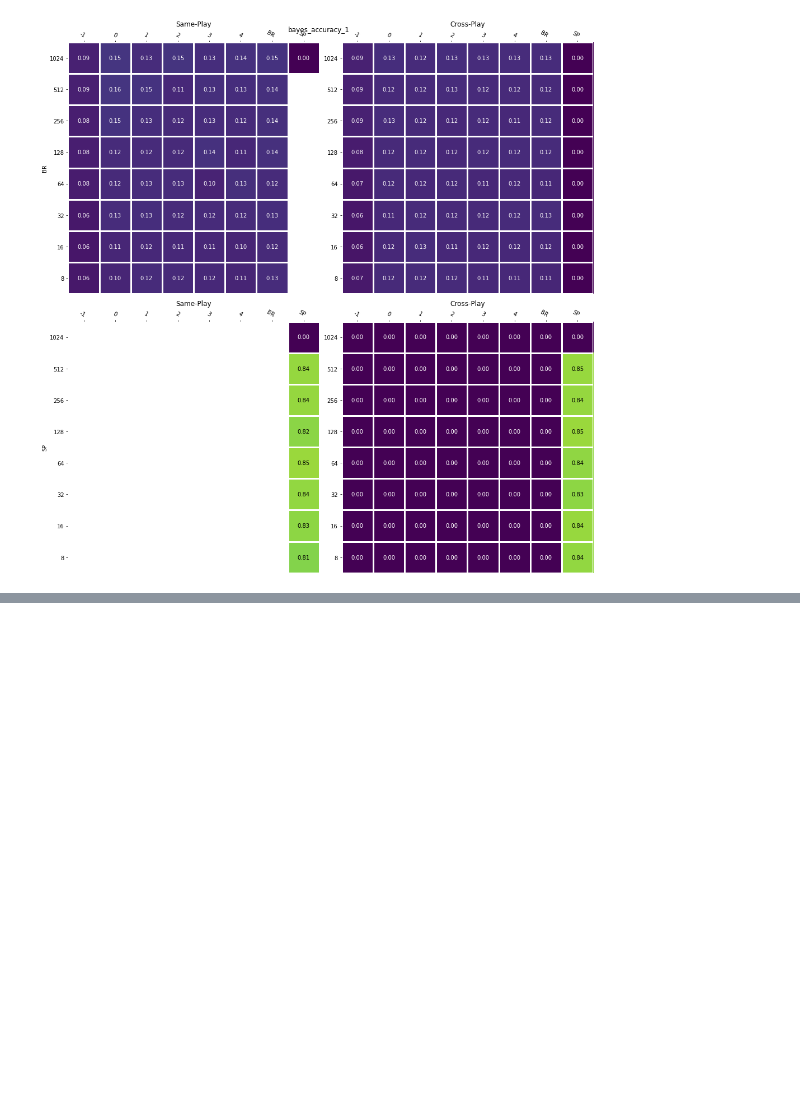
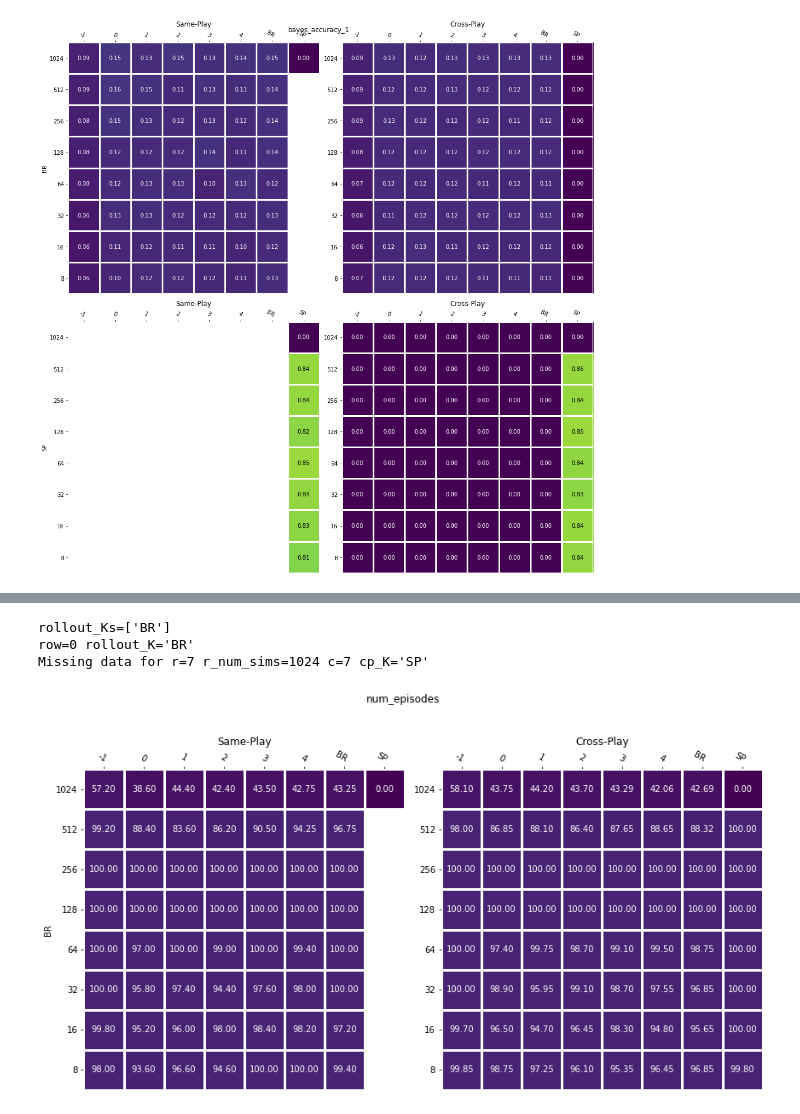
Before and after one commit to Jjschwartz/potmmcp, a Jupyter notebook: experiments/Driving/baposgmcp_analysis_v2.ipynb, the cells around one changed output, grey strips where cells are left out. Drawn from its saved outputs; the diff is of its cells as text; code cells hidden in the pictures; blank space fills up the shorter version.

```diff
--- a/experiments/Driving/baposgmcp_analysis_v2.ipynb
+++ b/experiments/Driving/baposgmcp_analysis_v2.ipynb
@@ -574,0 +738,15 @@ Missing data for r=7 r_num_sims=1024 c=7 cp_K='SP'
+# %%
+plot_ba_values_by_rollout_K(
+    new_df,
+    y_key="num_episodes",
+    include_rl_comparison=False,
+    plot_rl_df=rl_df,
+    vrange=(0, 1000),
+    figsize=(12, 8)
+)
+plt.show()
+# %% [output]
+rollout_Ks=['BR']
+row=0 rollout_K='BR'
+Missing data for r=7 r_num_sims=1024 c=7 cp_K='SP'
+[figure, added]
```
Also changed, not shown: parts of 14 cells of this notebook, 2 other files.
